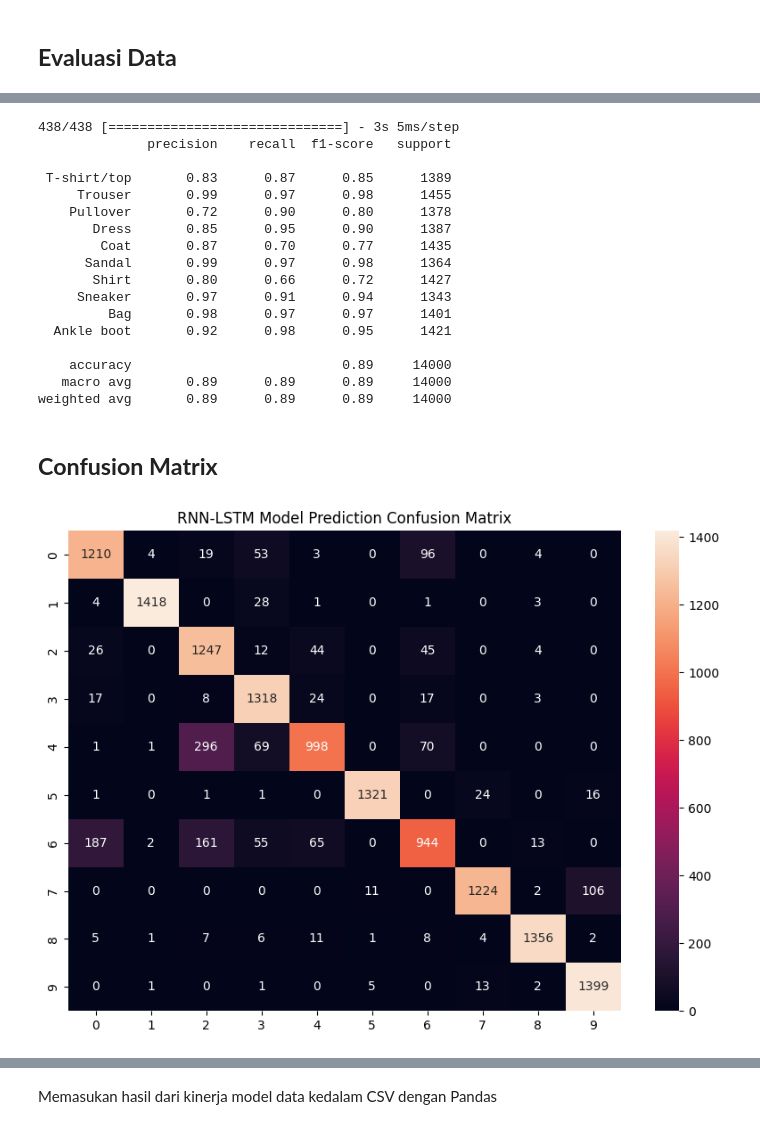
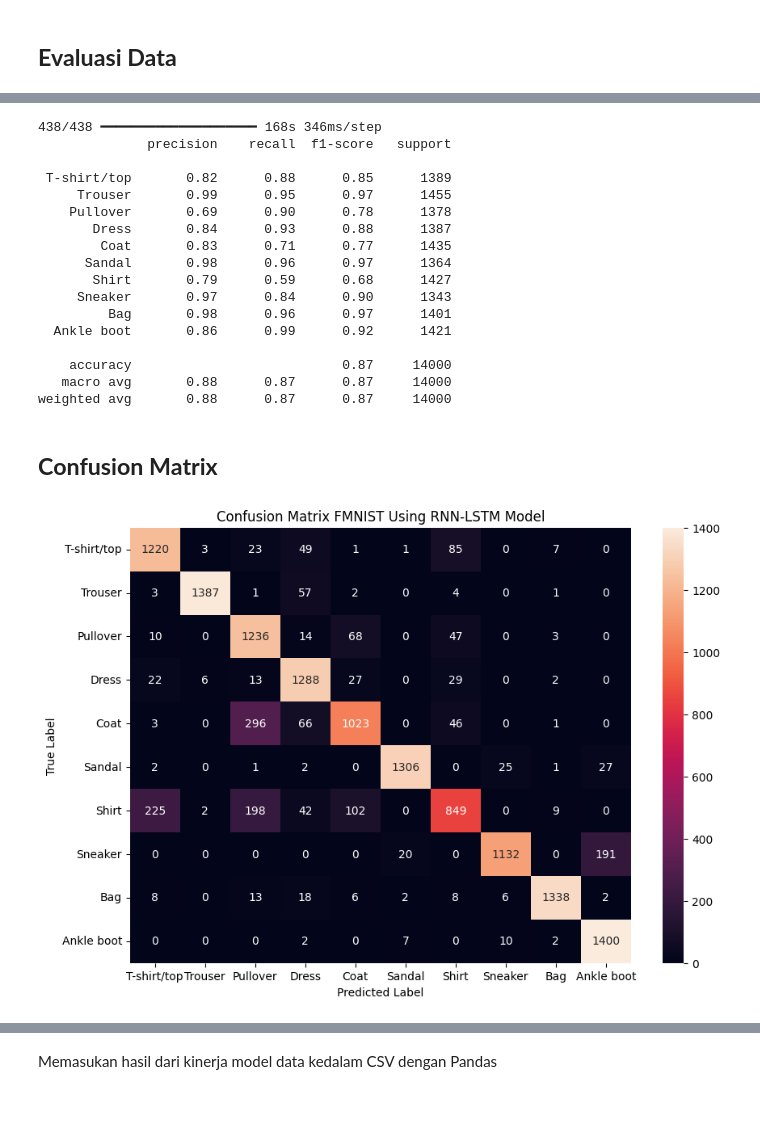
Before and after one commit to fendy07/FMNIST-DeepLearning, a Jupyter notebook: ML_01_FendyHendriyanto.ipynb, the cells around one changed output, grey strips where cells are left out. Saved outputs shown, nothing was run; the diff lists cells and outputs as text; code cells hidden in the pictures.

```diff
--- a/ML_01_FendyHendriyanto.ipynb
+++ b/ML_01_FendyHendriyanto.ipynb
@@ -69,0 +34,3 @@ fmnist
+# %%
+fmnist = pd.read_csv('data\mnist.csv')
+fmnist
@@ -135,8 +143,8 @@ Data gambar diubah menjadi ukuran 28x28 pixel dengan cara `reshape` atau membent
 # %%
 # Reshape the Image
 x_n = 28
-x_train_pic = X_train.reshape((-1, x_n, x_n, 1))
-x_test_pic = X_test.reshape((-1, x_n, x_n, 1))
+x_train_pic = X_train[:, 1:].reshape((-1, x_n, x_n, 1))
+x_test_pic = X_test[:, 1:].reshape((-1, x_n, x_n, 1))
 print(x_train_pic.shape, x_test_pic.shape)
 # %% [output]
 (56000, 28, 28, 1) (14000, 28, 28, 1)
@@ -495,7 +511,7 @@ from keras.layers import LSTM
 Inisialisasi parameter mendefinisikan parameter yang akan digunakan untuk melatih model data.
 # %%
 # Training parameters.
-batch_size = 32
+batch_size = 128
 num_classes = 10
 epochs = 10
 
@@ -530,10 +546,10 @@ model.compile(loss='categorical_crossentropy',
 ## **Melatih Model Data**
 # %%
 # Fitting the model
-model.fit(x_train_pic, y_train,
-          batch_size = batch_size,
-          epochs = epochs,
-          validation_data = (x_test_pic, y_test),
-          shuffle = False)
+history_lstm = model.fit(x_train_pic, y_train,
+                         batch_size = batch_size,
+                         epochs = epochs,
+                         validation_data = (x_test_pic, y_test),
+                         shuffle = False)
 # %% [output]
 Epoch 1/10
@@ -586,35 +626,37 @@ Y_pred_classes = np.argmax(predicted_classes, axis=1)
 Y_true = np.argmax(y_test, axis = 1)
 print(classification_report(Y_true, Y_pred_classes, target_names=class_names))
 # %% [output]
-438/438 [==============================] - 3s 5ms/step
+438/438 ━━━━━━━━━━━━━━━━━━━━ 168s 346ms/step
               precision    recall  f1-score   support
 
- T-shirt/top       0.83      0.87      0.85      1389
-     Trouser       0.99      0.97      0.98      1455
-    Pullover       0.72      0.90      0.80      1378
-       Dress       0.85      0.95      0.90      1387
-        Coat       0.87      0.70      0.77      1435
-      Sandal       0.99      0.97      0.98      1364
-       Shirt       0.80      0.66      0.72      1427
-     Sneaker       0.97      0.91      0.94      1343
-         Bag       0.98      0.97      0.97      1401
-  Ankle boot       0.92      0.98      0.95      1421
+ T-shirt/top       0.82      0.88      0.85      1389
+     Trouser       0.99      0.95      0.97      1455
+    Pullover       0.69      0.90      0.78      1378
+       Dress       0.84      0.93      0.88      1387
+        Coat       0.83      0.71      0.77      1435
+      Sandal       0.98      0.96      0.97      1364
+       Shirt       0.79      0.59      0.68      1427
+     Sneaker       0.97      0.84      0.90      1343
+         Bag       0.98      0.96      0.97      1401
+  Ankle boot       0.86      0.99      0.92      1421
 
-    accuracy                           0.89     14000
-   macro avg       0.89      0.89      0.89     14000
-weighted avg       0.89      0.89      0.89     14000
+    accuracy                           0.87     14000
+   macro avg       0.88      0.87      0.87     14000
+weighted avg       0.88      0.87      0.87     14000
 # %% [markdown]
 ## **Confusion Matrix**
 # %%
 # Confusion Matrix
 cm = confusion_matrix(Y_true, Y_pred_classes)
 
 plt.figure(figsize=(10, 7))
-sns.heatmap(cm, annot=True, fmt='d')
-plt.title("RNN-LSTM Model Prediction Confusion Matrix")
+sns.heatmap(cm, annot=True, fmt='d', xticklabels=class_names, yticklabels=class_names)
+plt.title("Confusion Matrix FMNIST Using RNN-LSTM Model")
+plt.xlabel("Predicted Label")
+plt.ylabel("True Label")
 plt.show()
 # %% [output]
-[figure, old version]
+[figure, new version]
 # %%
 labels = {0 : "T-shirt/top",
           1: "Trouser",
```
Also changed, not shown: parts of 44 cells of this notebook, 6 other files.
